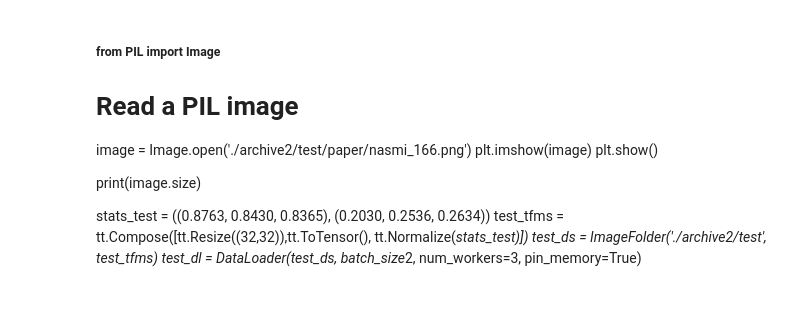
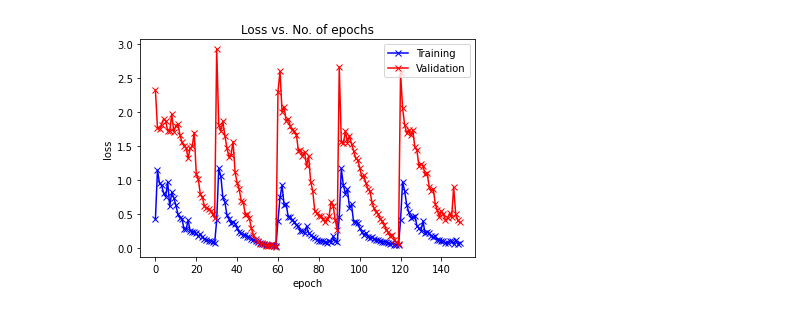
Before and after one commit to ShrinidhiUpadhyaya/Rock-Paper-Scissors-Resnet9, a Jupyter notebook: model.ipynb, the cells around one changed output. Saved outputs shown, nothing was run; the diff lists cells and outputs as text; code cells hidden in the pictures.

Commit message:
New Smaller Resnet Model

```diff
--- a/model.ipynb
+++ b/model.ipynb
@@ -82,7 +52,8 @@ stats=((0.485, 0.456, 0.406), (0.229, 0.224, 0.225))
 # stats=((-0.8244, -1.0126, -0.7527)), ((1.2136, 1.1163, 1.0315))
 
 
-train_tfms = tt.Compose([tt.Resize((32,32)),
+train_tfms = tt.Compose([tt.CenterCrop(224),
+                         tt.Resize((32,32)),
                          tt.RandomHorizontalFlip(),
                          tt.ToTensor(),
                          tt.Normalize(*stats,inplace=True)])
@@ -356,0 +346,7 @@ Wall time: 3min 35s
+# %%
+model = to_device(SmallResNet9(),device)
+# %%
+# Define the loss function and optimizer
+criterion = nn.CrossEntropyLoss()
+optimizer = optim.Adam(model.parameters(), lr=0.001)
+num_epochs = 30
@@ -361,7 +529,7 @@ model = torch.load('./saved_model.pth')
 # %%
-def plot_losses(history):
-    train_losses = [x.get('train_loss') for x in history]
-    val_losses = [x['val_loss'] for x in history]
+def plot_losses():
+#     train_losses = [x.get('train_loss') for x in history]
+#     val_losses = [x['val_loss'] for x in history]
     plt.plot(train_losses, '-bx')
     plt.plot(val_losses, '-rx')
     plt.xlabel('epoch')
@@ -369,4 +537,6 @@ def plot_losses(history):
     plt.legend(['Training', 'Validation'])
     plt.title('Loss vs. No. of epochs');
 # %%
-plot_losses(history)
+plot_losses()
+# %% [output]
+[figure, added]
@@ -400,14 +542,0 @@ print('Label:', valid_ds.classes[label], ', Predicted:', predict_image(img, mode
-# %% [markdown]
-##### from PIL import Image
-
-# Read a PIL image
-image = Image.open('./archive2/test/paper/nasmi_166.png')
-plt.imshow(image)
-plt.show()
-
-print(image.size)
-
-stats_test = ((0.8763, 0.8430, 0.8365), (0.2030, 0.2536, 0.2634))
-test_tfms = tt.Compose([tt.Resize((32,32)),tt.ToTensor(), tt.Normalize(*stats_test)])
-test_ds = ImageFolder('./archive2/test', test_tfms)
-test_dl = DataLoader(test_ds, batch_size*2, num_workers=3, pin_memory=True)
```
Also changed, not shown: parts of 35 cells of this notebook.
